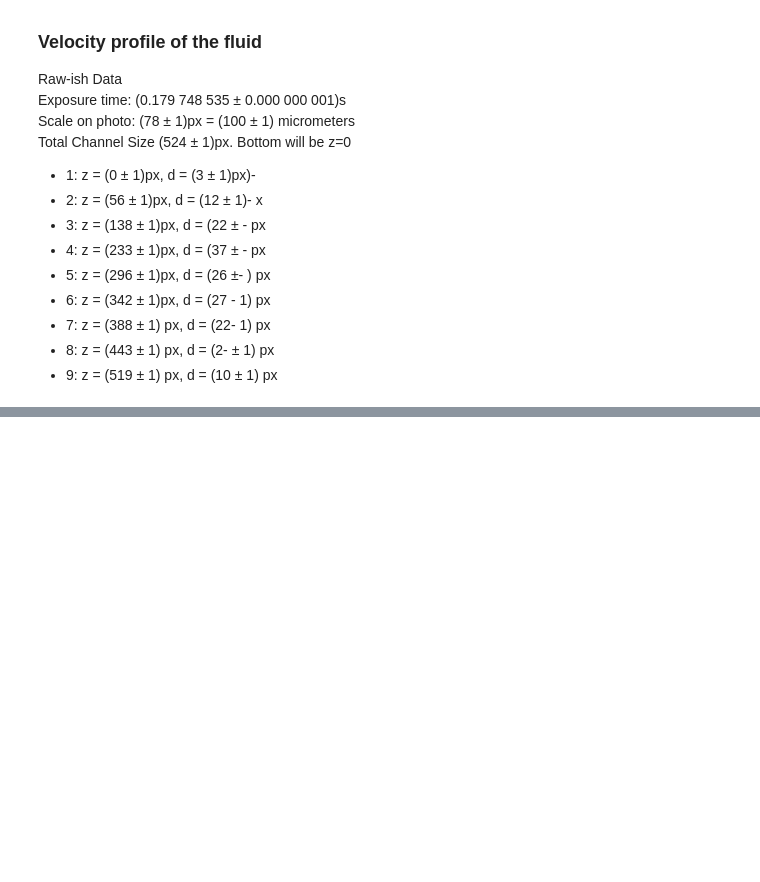
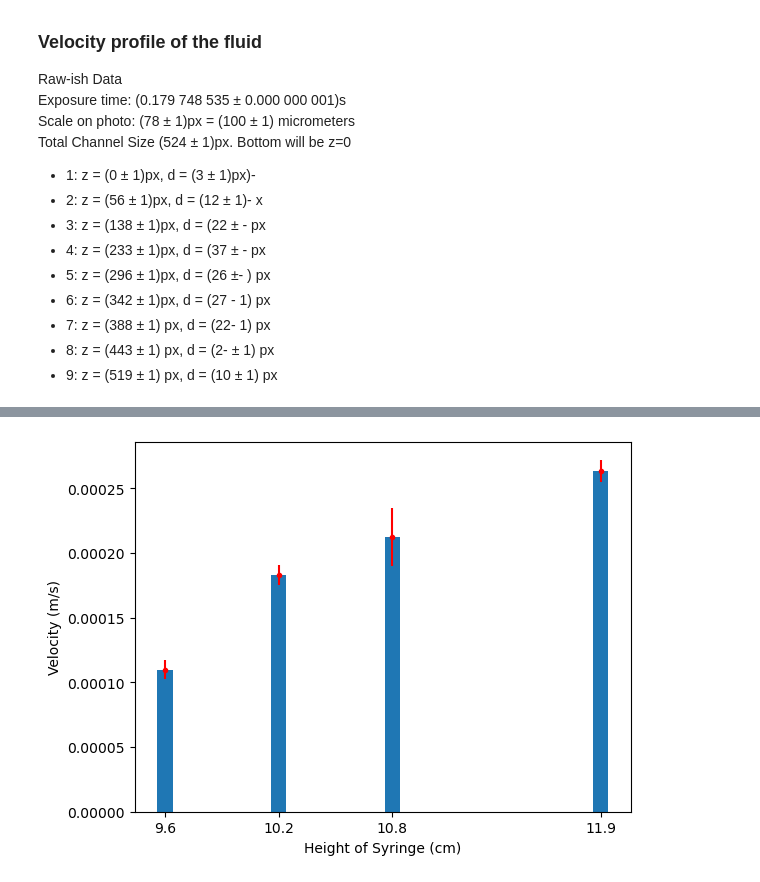
Before and after one commit to ijessicachen/introdatascience, a Jupyter notebook: schoolgraphs/UofT_Y2/AER210_Microfluidics/Microfluidics.ipynb, the cells around one changed output, grey strips where cells are left out. Saved outputs shown, nothing was run; the diff lists cells and outputs as text; code cells hidden in the pictures; blank space fills up the shorter version.

```diff
--- a/schoolgraphs/UofT_Y2/AER210_Microfluidics/Microfluidics.ipynb
+++ b/schoolgraphs/UofT_Y2/AER210_Microfluidics/Microfluidics.ipynb
@@ -129,0 +241,19 @@ fig.savefig("v_profile.png", bbox_inches='tight')#, pad_inches=0.5)
+# %%
+# plot
+fig, ax = plt.subplots()
+
+# space to scale
+x_pos = [1,7,13,24]
+# x error bar is width
+ax.bar(x_pos, v)
+ax.set_xticks(x_pos, h)
+# y error bar is actual error bar
+ax.errorbar(x_pos, v, color='r', yerr=v_unc, fmt='.')
+#v = np.array(v)
+
+ax.set_ylabel('Velocity (m/s)')
+ax.set_xlabel('Height of Syringe (cm)')
+
+fig.savefig("height_bar.png", bbox_inches='tight')#, pad_inches=0.5)
+# %% [output]
+[figure, added]
```
Also changed, not shown: parts of 7 cells of this notebook, 3 other files.
